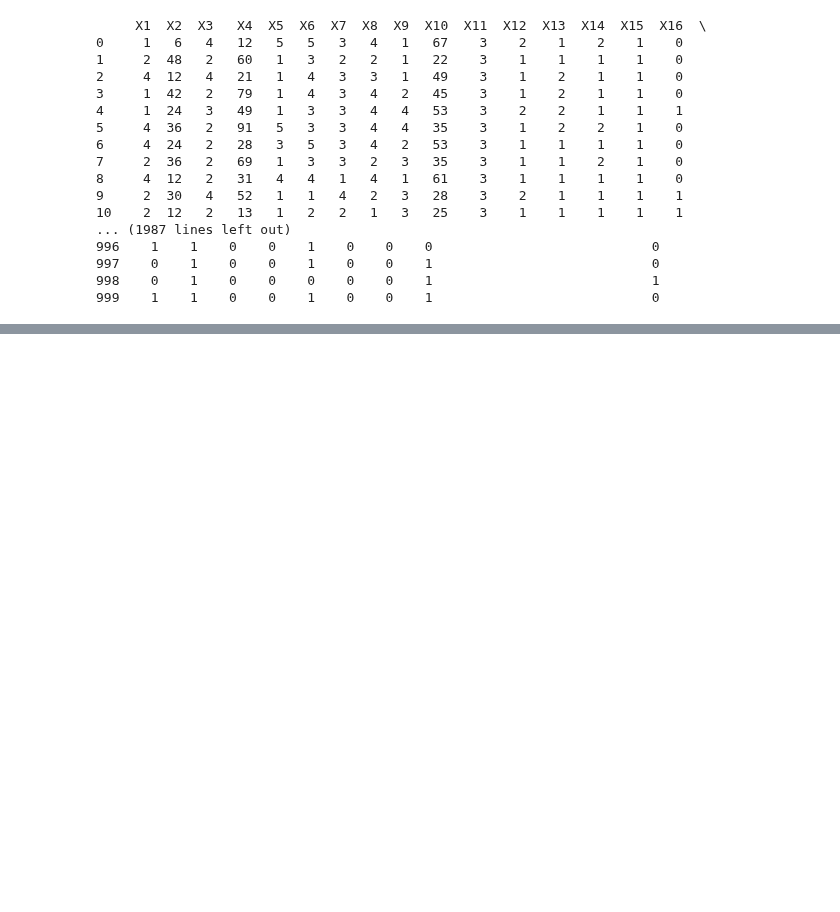
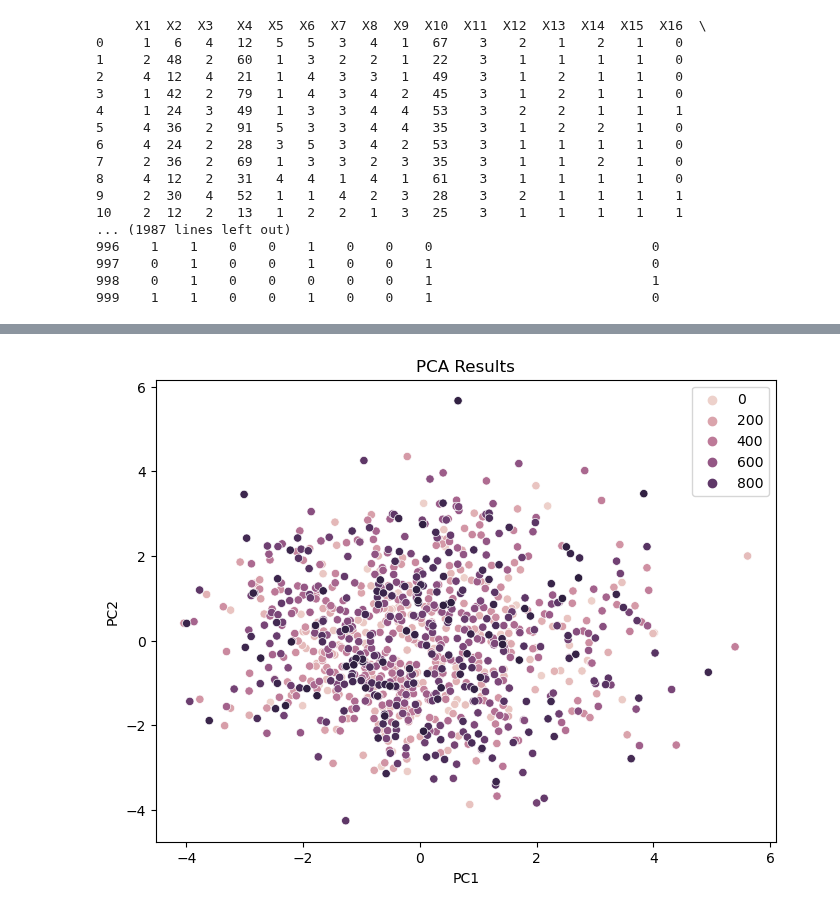
Before and after one commit to Binwen6/CCC, a Jupyter notebook: data_preparation.ipynb, the cells around one changed output, grey strips where cells are left out. Cells and saved outputs as stored; diff of their text form; code cells hidden in the pictures; blank space fills up the shorter version.

Commit message:
Add new feature for data preparation

```diff
--- a/data_preparation.ipynb
+++ b/data_preparation.ipynb
@@ -31,0 +85,17 @@ with pd.option_context('display.max_rows', None,
+# %%
+# PCA可视化（对于二维可视化，我们限制PCA组件数量为2）
+scaler = StandardScaler()
+scaled_data = scaler.fit_transform(df1)
+
+pca = PCA(n_components=2)
+pca_data = pca.fit_transform(scaled_data)
+
+# 绘制PCA结果
+plt.figure(figsize=(8, 6))
+sns.scatterplot(x=pca_data[:, 0], y=pca_data[:, 1], hue=df1.index)  # 假设我们使用行索引作为分类变量
+plt.title('PCA Results')
+plt.xlabel('PC1')
+plt.ylabel('PC2')
+plt.show()
+# %% [output]
+[figure, added]
```
Also changed, not shown: parts of 3 cells of this notebook.
